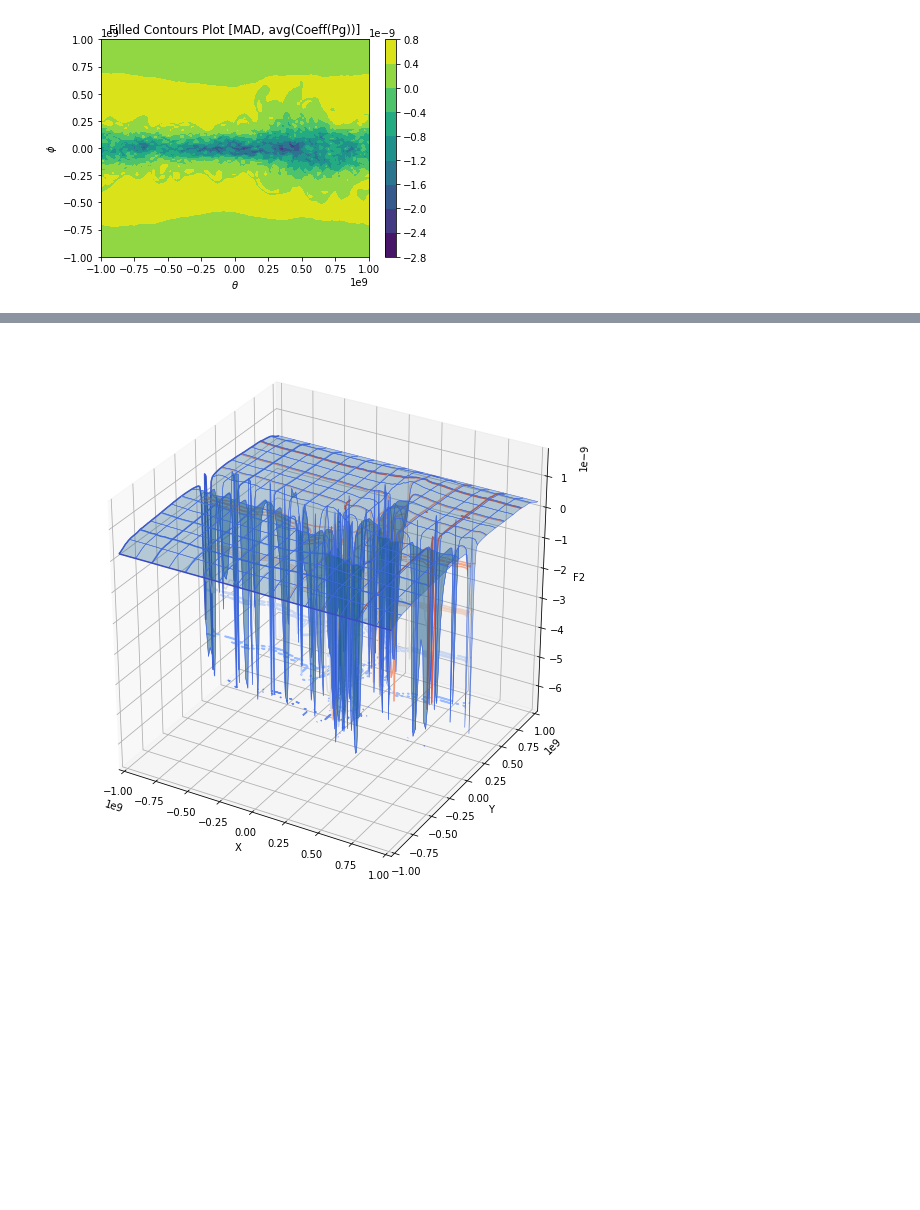
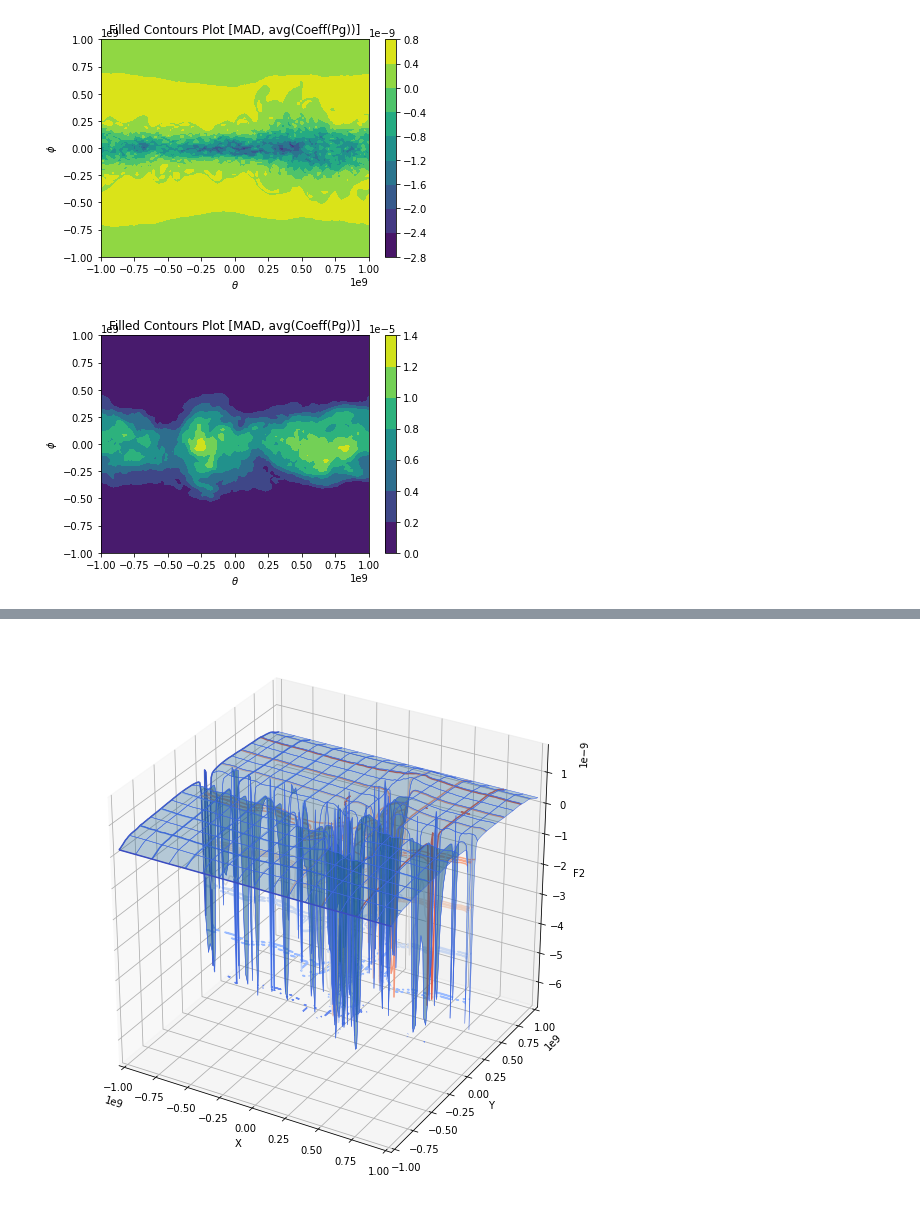
Before and after one commit to jlmaurora233/GRMHD, a Jupyter notebook: coeff_func_contour.ipynb, the cells around one changed output, grey strips where cells are left out. Saved outputs shown, nothing was run; the diff lists cells and outputs as text; code cells hidden in the pictures; blank space fills up the shorter version.

```diff
--- a/coeff_func_contour.ipynb
+++ b/coeff_func_contour.ipynb
@@ -153,14 +153,14 @@ dumps_sa = get_dumps(i0, i1, src_sa_10M)
 # %% [markdown]
 ## Contours
 # %%
-def twoD_contour(dumps, coeff, title, lower_lim=-1e9, upper_lim=1e9):
+def twoD_contour(dumps, coeff, title, lower_lim=-1e9, upper_lim=1e9, idx=0):
     N = 128
     x = np.linspace(lower_lim, upper_lim, N)
     y = np.linspace(lower_lim, upper_lim, N)
 
     X, Y = np.meshgrid(x, y)
     # the [0] is used to retreive the first (128, 128) grid in the calculated coeff1 matrix
-    z1 = dumps[str(i0)].cache[coeff][0]
+    z1 = dumps[str(i0)].cache[coeff][idx]
 
     fig,ax=plt.subplots(1,1)
     cp = ax.contourf(X, Y, z1)
@@ -483,3 +463,7 @@ for dump in dumps_ma.values():
 twoD_contour(dumps_ma, 'avgcoeff2', 'Filled Contours Plot [MAD, avg(Coeff(Pg))]')
 # %% [output]
 [figure]
+# %%
+twoD_contour(dumps_ma, 'avgcoeff2', 'Filled Contours Plot [MAD, avg(Coeff(Pg))]', idx=63)
+# %% [output]
+[figure, added]
```
Also changed, not shown: parts of 28 cells of this notebook.
